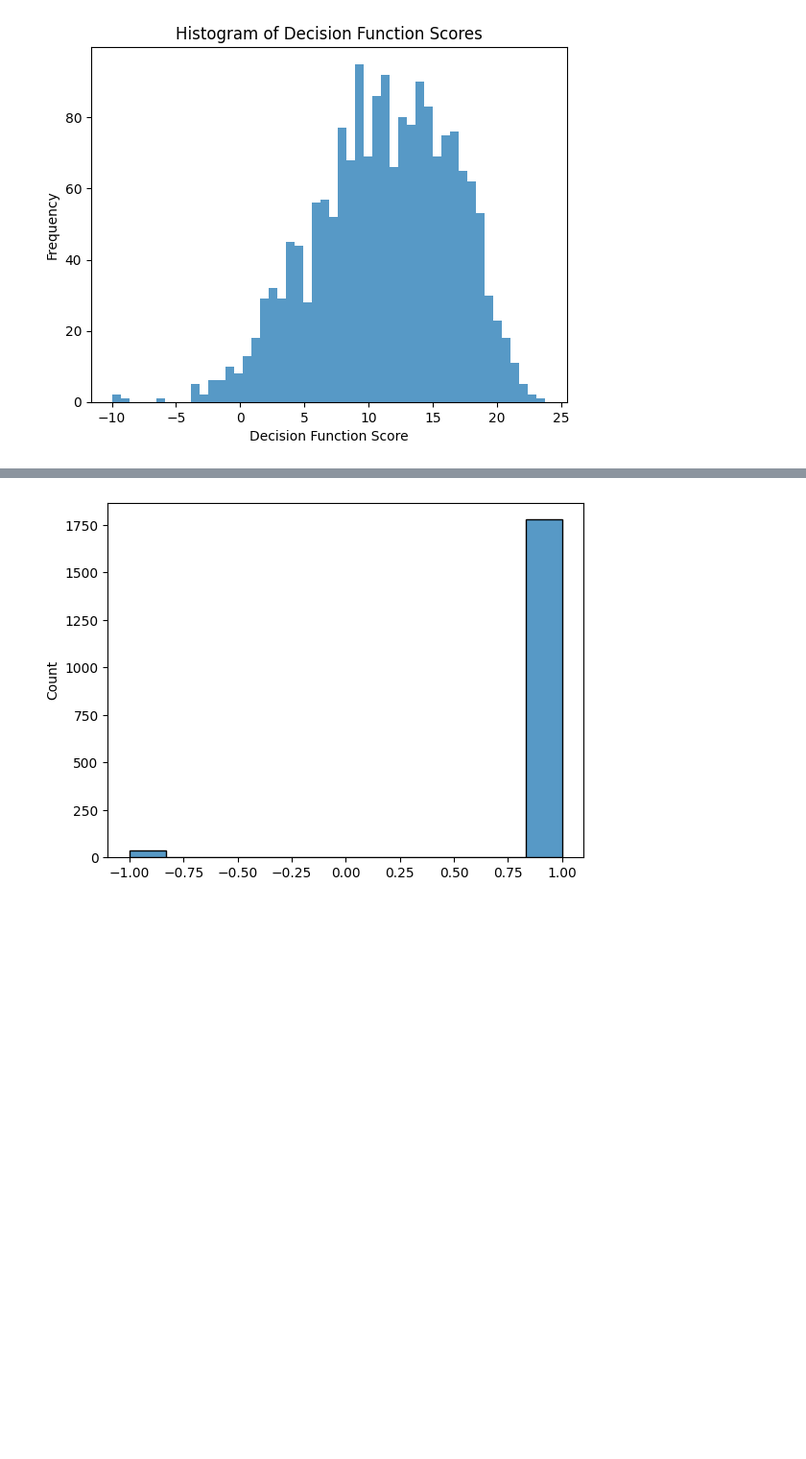
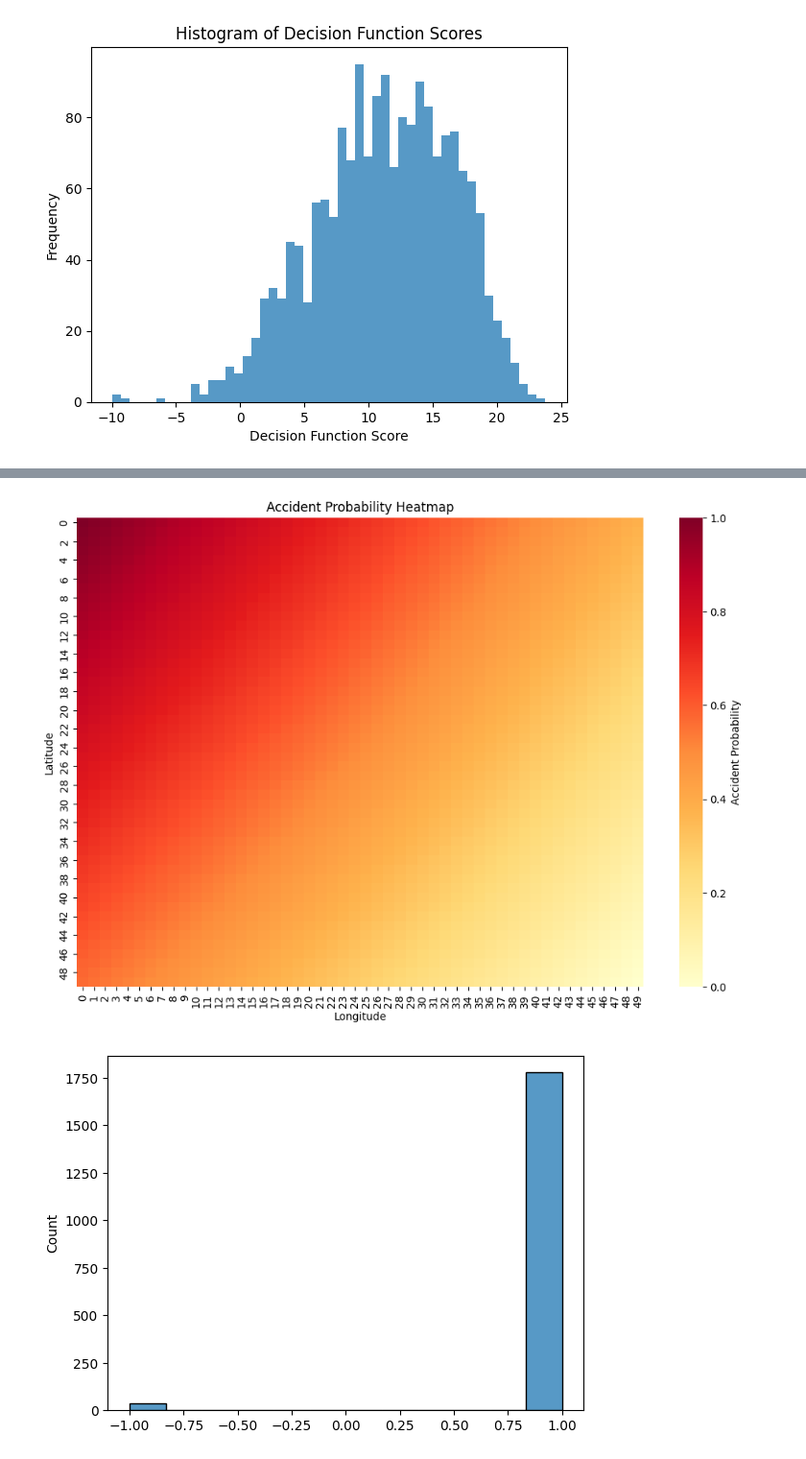
Before and after one commit to saumyatalwani/pre-technova, a Jupyter notebook: Model/Model.ipynb, the cells around one changed output, grey strips where cells are left out. Shown: that part at 96% size. Saved outputs shown, nothing was run; the diff lists cells and outputs as text; code cells hidden in the pictures; blank space fills up the shorter version.

```diff
--- a/Model/Model.ipynb
+++ b/Model/Model.ipynb
@@ -390,3 +282,98 @@ Count of -1 (Anomalies): 39
+# %%
+import matplotlib.pyplot as plt
+import numpy as np
+import pandas as pd
+import seaborn as sns
+from sklearn.preprocessing import MinMaxScaler
+
+# Define grid dimensions
+grid_height = 50
+grid_width = 50
+
+# Center point (latitude and longitude)
+center_lat = 23
+center_lon = 72
+
+# Create a grid of coordinates
+lat_span = 0.5
+lon_span = 0.5
+
+# Create arrays of latitude and longitude values
+latitude = np.linspace(center_lat - lat_span, center_lat + lat_span, grid_height)
+longitude = np.linspace(center_lon - lon_span, center_lon + lon_span, grid_width)
+
+# Create a mesh grid for all coordinates
+lon_mesh, lat_mesh = np.meshgrid(longitude, latitude)
+
+# Flatten the coordinates
+coordinates = np.column_stack((lat_mesh.flatten(), lon_mesh.flatten()))
+
+def get_predictions_for_coordinates(model, coordinates, default_features):
+    predictions = []
+    for lat, lon in coordinates:
+        # Create a feature vector with named features
+        features = default_features.copy()
+
+        # Convert to DataFrame to match training data format
+        features_df = pd.DataFrame([features], columns=[
+            'Time', 'Day_of_week', 'Age_band_of_driver', 'Sex_of_driver',
+            'Driving_experience', 'Type_of_vehicle', 'Area_accident_occured',
+            'Lanes_or_Medians', 'Types_of_Junction', 'Road_surface_type',
+            'Road_surface_conditions', 'Light_conditions', 'Weather_conditions',
+            'Vehicle_movement'  # Add lat and lon as features
+        ])
+
+        # Get prediction (decision function score)
+        pred = model.decision_function(features_df)
+
+        # Add some spatial variation based on location (if needed)
+        location_factor = np.sin(lat/10) * np.cos(lon/10)  # Creates spatial variation
+        pred = pred + location_factor * 0.2  # Adjust the 0.2 factor to control variation
+
+        predictions.append(pred[0])
+
+    return np.array(predictions)
+
+# Default feature vector (adjust this based on your actual features)
+default_features = [
+    14,    # Time
+    2,     # Day_of_week
+    2,     # Age_band_of_driver
+    1,     # Sex_of_driver
+    2,     # Driving_experience
+    1,     # Type_of_vehicle
+    1,     # Area_accident_occured
+    1,     # Lanes_or_Medians
+    1,     # Types_of_Junction
+    1,     # Road_surface_type
+    1,     # Road_surface_conditions
+    1,     # Light_conditions
+    1,     # Weather_conditions
+    1      # Vehicle_movement
+]
+
+# Get predictions (decision function scores)
+predictions = get_predictions_for_coordinates(ocsvm, coordinates, default_features)
+
+# Normalize the decision function scores
+scaler = MinMaxScaler()
+probability_scores = scaler.fit_transform(predictions.reshape(-1, 1)).flatten()
+
+# Reshape the probability scores back to grid (for heatmap visualization)
+heatmap_grid = probability_scores.reshape(grid_height, grid_width)
+
+# Plot the heatmap
+plt.figure(figsize=(12, 8))
+sns.heatmap(heatmap_grid,
+            cmap='YlOrRd',  # Yellow to red color scale
+            cbar_kws={'label': 'Accident Probability'},  # Color bar label
+            annot=False)  # Disable annotations for each cell
+plt.title('Accident Probability Heatmap')
+plt.xlabel('Longitude')
+plt.ylabel('Latitude')
+plt.show()
+# %% [output]
+[figure, added]
 # %%
 sns.histplot(predict)
 counts = Counter(predict)
```
Also changed, not shown: parts of 6 cells of this notebook, 1 other file.
